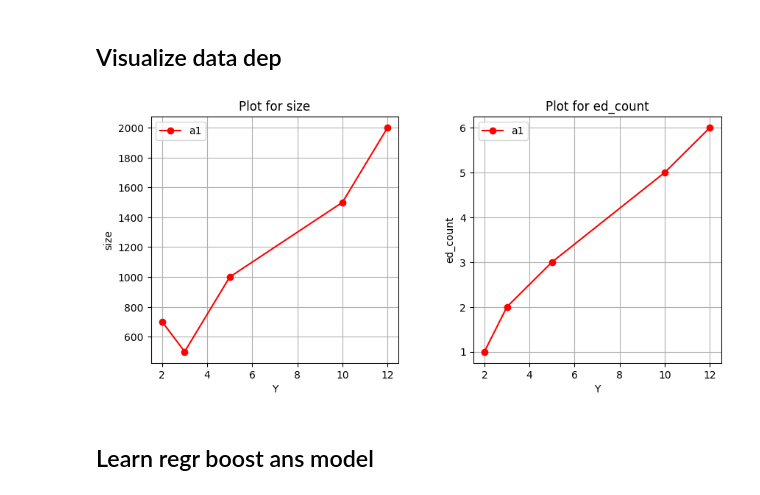
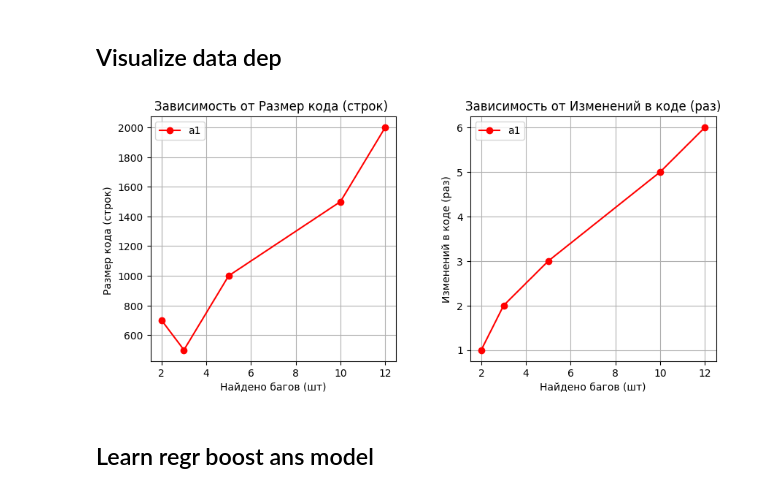
Before and after one commit to vlsu-labs/moad-works, a Jupyter notebook: lb3/main.ipynb, the cells around one changed output. Saved outputs shown, nothing was run; the diff lists cells and outputs as text; code cells hidden in the pictures.

```diff
--- a/lb3/main.ipynb
+++ b/lb3/main.ipynb
@@ -70,37 +69,37 @@ from matplotlib.pyplot import subplots_adjust
 
 def get_values_xy_for(feature: str) -> List[Tuple[int, int]]:
     result = []
     # print(learn_df.sort_values(feature, axis=0)[feature])
     for _, row in learn_df.sort_values(Y, axis=0).iterrows():
         x = row[feature]
         y = row[Y]
 
         result.append((x, y))
 
     return result
 
 fig = plt.figure(num=1, facecolor='w', edgecolor='k')
 fig.set_figwidth(10)
 fig.set_figheight(10)
 subplots_adjust(hspace=0.3, wspace=0.3)
 
 
 for index, feature in enumerate(FEATURE):
     data = get_values_xy_for(feature=feature)
     yy = list(map(lambda x: x[0], data))
     xx = list(map(lambda x: x[1], data))
 
     ax = fig.add_subplot(2, 2, index + 1)
     ax.plot(xx, yy, color='red', label=f'a1', linestyle='solid', marker='o')
-    ax.set_title(f'Plot for {feature}')
-    ax.set_ylabel(f'{feature}')
-    ax.set_xlabel('Y')
+    ax.set_title(f'Зависимость от {name_mapping[feature]}')
+    ax.set_ylabel(name_mapping[feature])
+    ax.set_xlabel(name_mapping[Y])
     ax.grid()
     ax.legend()
 
 plt.show()
 # %% [output]
-[figure, old version]
+[figure, new version]
 # %% [markdown]
 ## Learn regr boost ans model
 # %%
```
Also changed, not shown: parts of 3 cells of this notebook, 1 other file.
